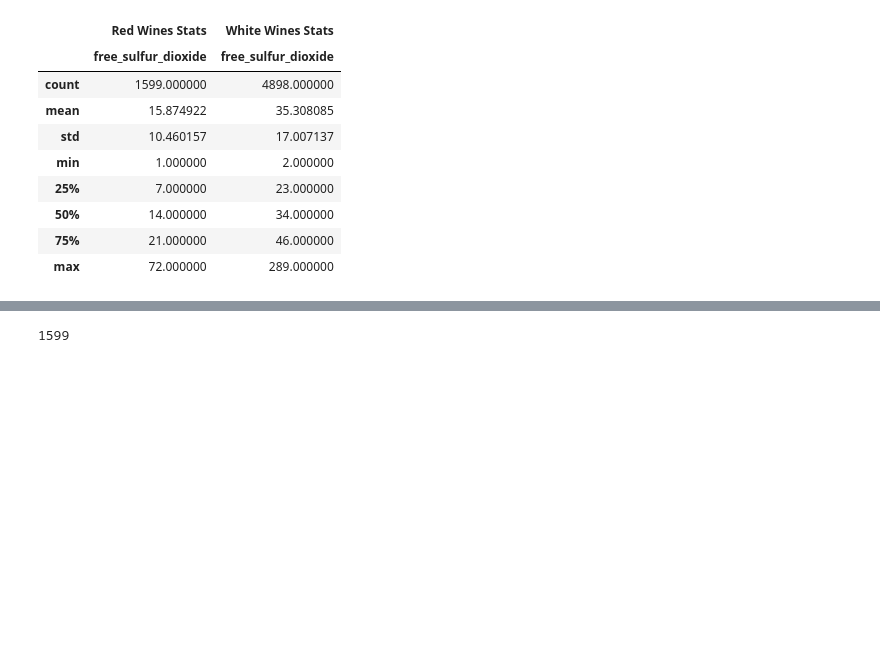
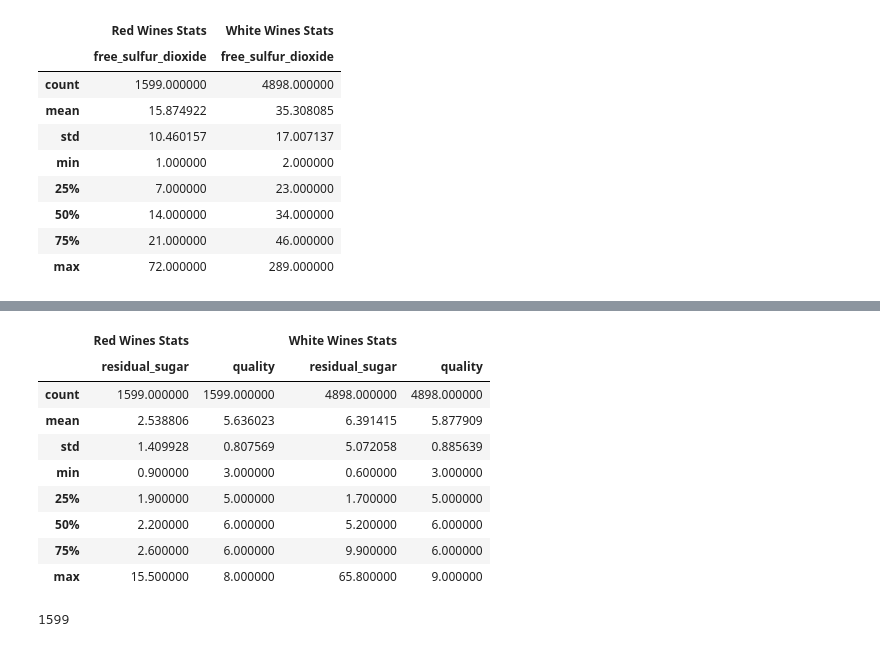
Before and after one commit to cdb8675309/Sprint-1-Nicer, a Jupyter notebook: P2_Sprint1_nicer.ipynb, the cells around one changed output, grey strips where cells are left out. Cells and saved outputs as stored; diff of their text form; code cells hidden in the pictures; blank space fills up the shorter version.

```diff
--- a/P2_Sprint1_nicer.ipynb
+++ b/P2_Sprint1_nicer.ipynb
@@ -167,6 +194,17 @@ cwdc.iloc[:,[2,11,14,23]]
 # %%
 #mean residual sugar appears higher in white than in red wines
-cwdc.iloc[:,[3,11,15,23]]
+combined_wines_desc.iloc[:,[3,11,15,23]]
+# %% [output]
+|  | Red Wines Stats |  | White Wines Stats |  |
+|  | residual_sugar | quality | residual_sugar | quality |
+| count | 1599.000000 | 1599.000000 | 4898.000000 | 4898.000000 |
+| mean | 2.538806 | 5.636023 | 6.391415 | 5.877909 |
+| std | 1.409928 | 0.807569 | 5.072058 | 0.885639 |
+| min | 0.900000 | 3.000000 | 0.600000 | 3.000000 |
+| 25% | 1.900000 | 5.000000 | 1.700000 | 5.000000 |
+| 50% | 2.200000 | 6.000000 | 5.200000 | 6.000000 |
+| 75% | 2.600000 | 6.000000 | 9.900000 | 6.000000 |
+| max | 15.500000 | 8.000000 | 65.800000 | 9.000000 |
 # %%
 #You can observe that the mean value of sulfates and volatile acidity seem to be higher in red wine as compared to white wine.
 cwdc.iloc[:,[3,6,9,10,1,11,15,18,21,22,13,23]]
```
Also changed, not shown: parts of 8 cells of this notebook.
